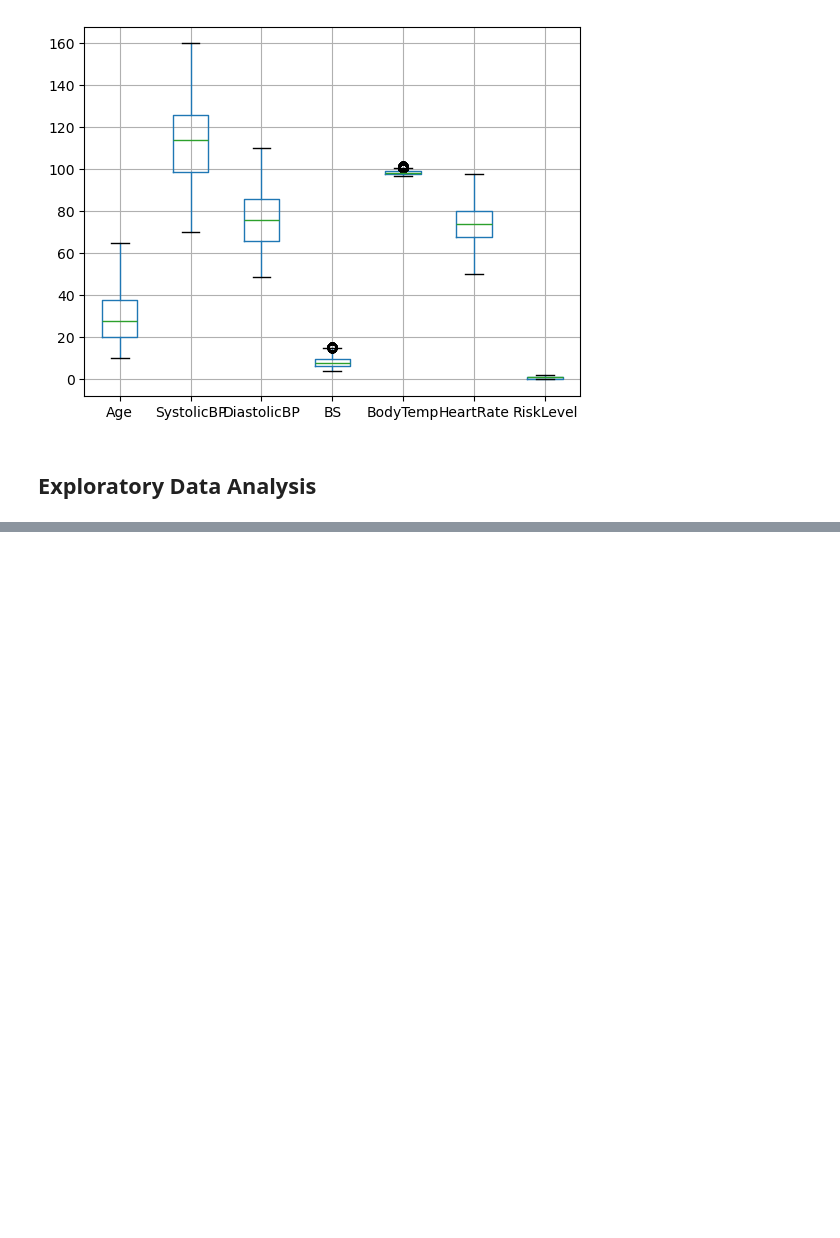
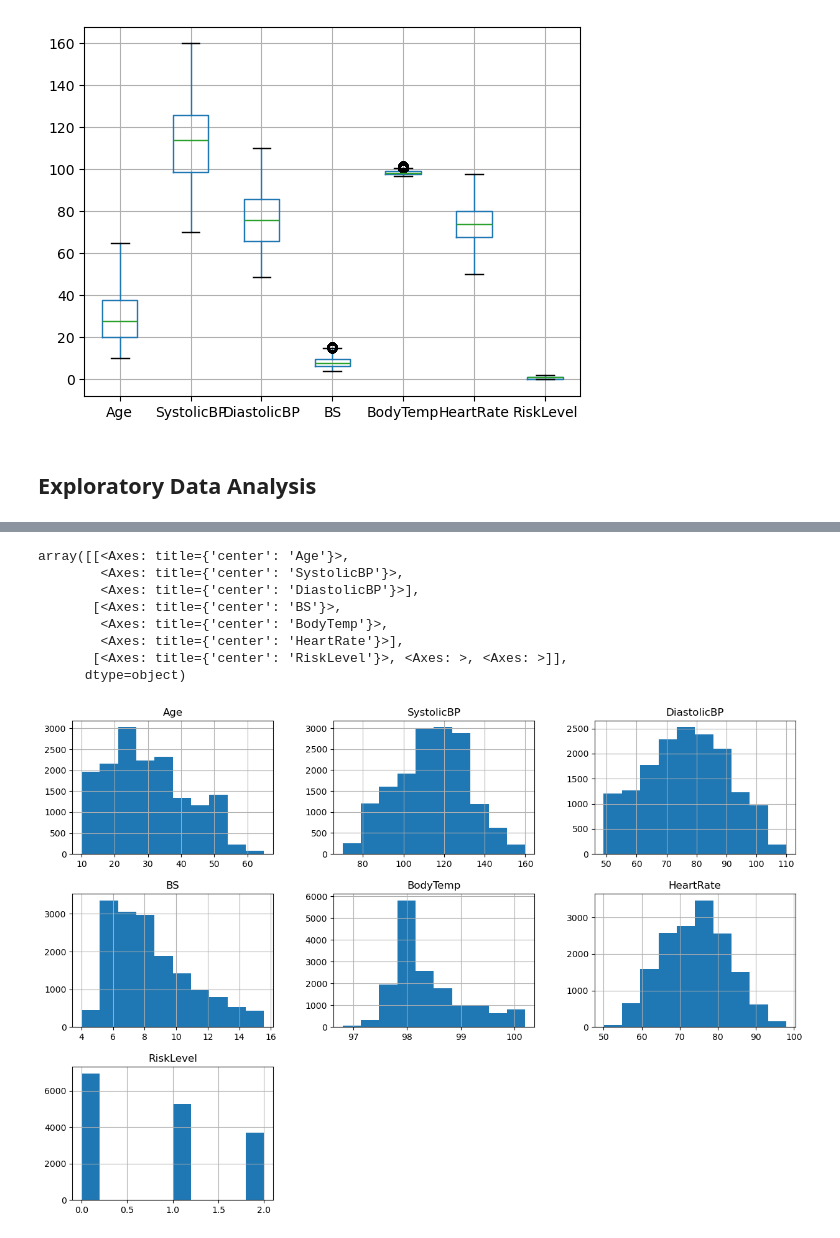
Before and after one commit to Precipitation-Rain/MaaSuraksha, a Jupyter notebook: code.ipynb, the cells around one changed output, grey strips where cells are left out. Saved outputs shown, nothing was run; the diff lists cells and outputs as text; code cells hidden in the pictures; blank space fills up the shorter version.

```diff
--- a/code.ipynb
+++ b/code.ipynb
@@ -296,0 +328,12 @@ df.boxplot()
+# %%
+df.hist(figsize=(15,10))
+# %% [output]
+array([[<Axes: title={'center': 'Age'}>,
+        <Axes: title={'center': 'SystolicBP'}>,
+        <Axes: title={'center': 'DiastolicBP'}>],
+       [<Axes: title={'center': 'BS'}>,
+        <Axes: title={'center': 'BodyTemp'}>,
+        <Axes: title={'center': 'HeartRate'}>],
+       [<Axes: title={'center': 'RiskLevel'}>, <Axes: >, <Axes: >]],
+      dtype=object)
+[figure, added]
```
Also changed, not shown: parts of 39 cells of this notebook, 7 other files.
